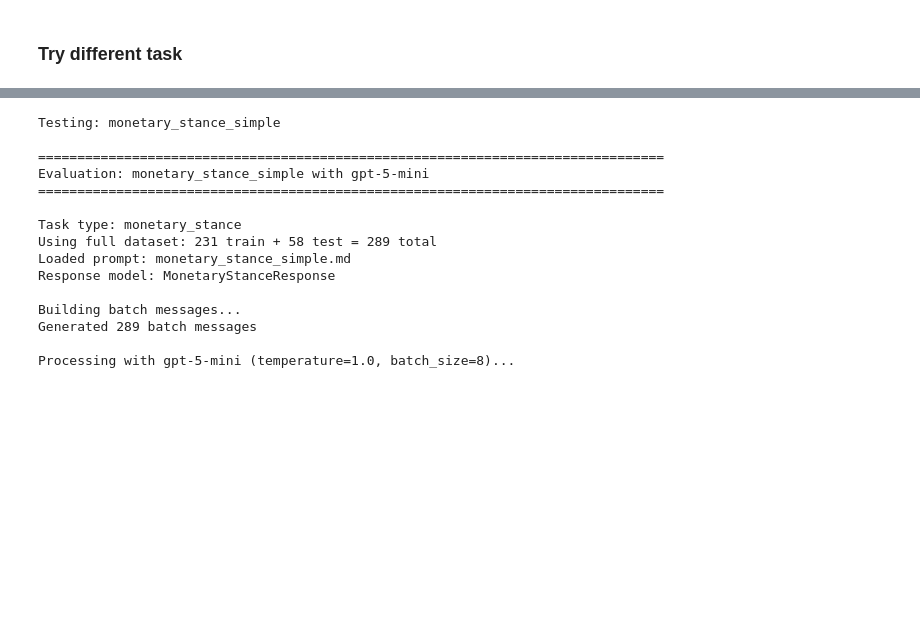
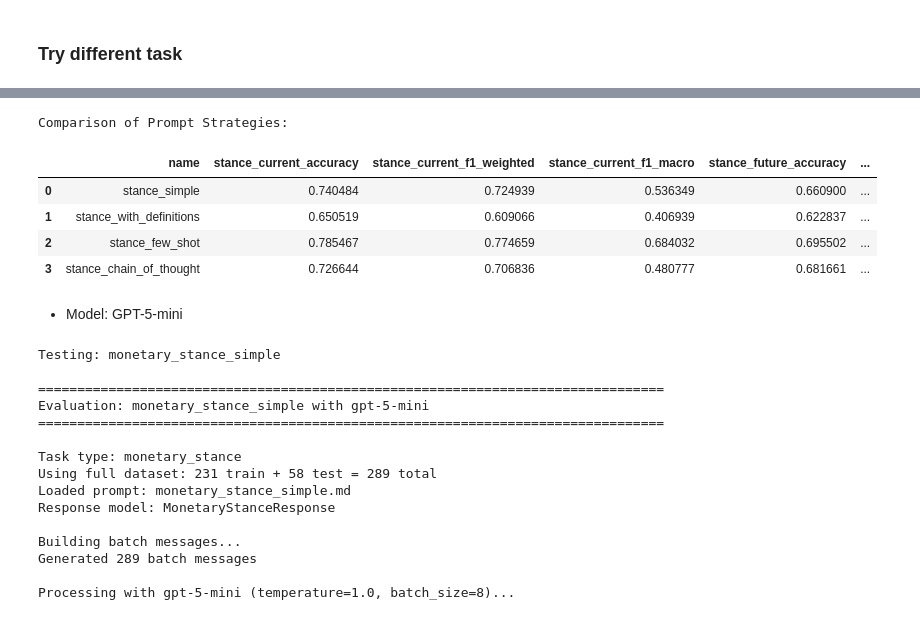
Before and after one commit to johnsonice/Fund_ISR, a Jupyter notebook: notebooks/Traction/evaluate_fiscal_monetray_pipeline.ipynb, the cells around one changed output, grey strips where cells are left out. Saved outputs shown, nothing was run; the diff lists cells and outputs as text; code cells hidden in the pictures; blank space fills up the shorter version.

```diff
--- a/notebooks/Traction/evaluate_fiscal_monetray_pipeline.ipynb
+++ b/notebooks/Traction/evaluate_fiscal_monetray_pipeline.ipynb
@@ -391,0 +411,21 @@ stance_current:
+# %%
+## run all results
+results = {}
+results_df = {}
+# Test all monetary agreement prompts
+for variant in ['simple', 'with_definitions', 'few_shot', 'chain_of_thought']:
+    prompt_key = f'monetary_agreement_{variant}'
+    print(f"\n\nTesting: {prompt_key}")
+    metrics,res_df = evaluate_prompt_and_model(
+        prompt_key=prompt_key,
+        model_name='gpt-5',
+        use_full_dataset=True,
+        return_dataframe=True
+    )
+    results[f'agreement_{variant}'] = metrics
+    results_df[f'agreement_{variant}'] = res_df
+
+# Compare results
+comparison_df = compare_evaluations(results, sort_by='accuracy')
+print("\n\nComparison of Prompt Strategies:")
+print(comparison_df)
@@ -633,0 +767,16 @@ Comparison of Prompt Strategies:
+# %%
+## run all results
+results = {}
+results_df = {}
+# Test all monetary agreement prompts
+for variant in ['simple', 'with_definitions', 'few_shot', 'chain_of_thought']:
+    prompt_key = f'monetary_stance_{variant}'
+    print(f"\n\nTesting: {prompt_key}")
+    metrics,res_df = evaluate_prompt_and_model(
+        prompt_key=prompt_key,
+        model_name='gpt-5',
+        use_full_dataset=True,
+        return_dataframe=True
+    )
+    results[f'stance_{variant}'] = metrics
+    results_df[f'stance_{variant}'] = res_df
@@ -634,3 +868,17 @@ Comparison of Prompt Strategies:
+# %%
+## agg results
+comparison_df = compare_evaluations(results, sort_by='accuracy')
+print("\n\nComparison of Prompt Strategies:")
+comparison_df
+# %% [output]
+Comparison of Prompt Strategies:
+|  | name | stance_current_accuracy | stance_current_f1_weighted | stance_current_f1_macro | stance_future_accuracy | ... |
+| 0 | stance_simple | 0.740484 | 0.724939 | 0.536349 | 0.660900 | ... |
+| 1 | stance_with_definitions | 0.650519 | 0.609066 | 0.406939 | 0.622837 | ... |
+| 2 | stance_few_shot | 0.785467 | 0.774659 | 0.684032 | 0.695502 | ... |
+| 3 | stance_chain_of_thought | 0.726644 | 0.706836 | 0.480777 | 0.681661 | ... |
+# %% [markdown]
+- Model: GPT-5-mini
 # %%
 ## run all results
 results = {}
```
Also changed, not shown: parts of 10 cells of this notebook, 3 other files.
